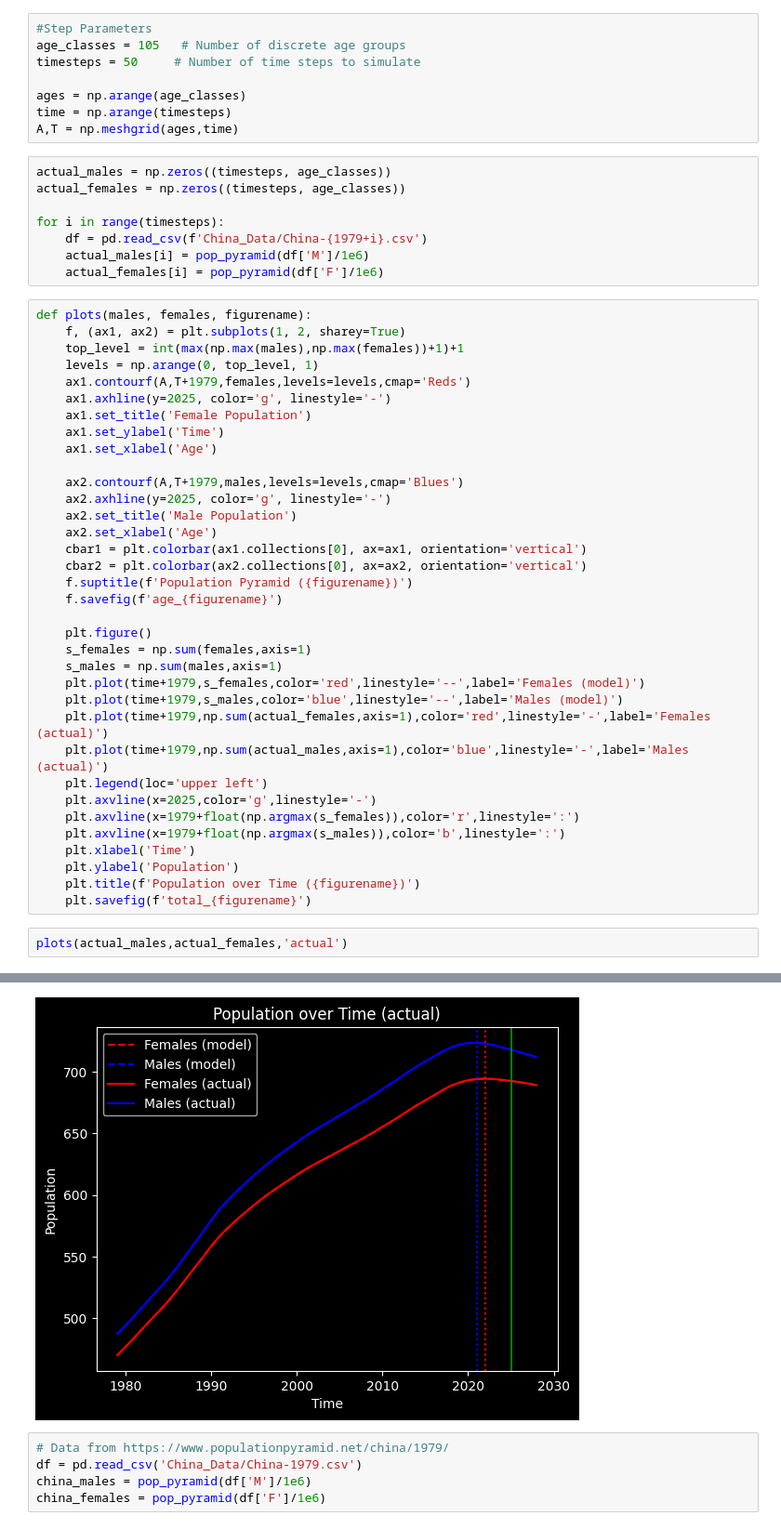
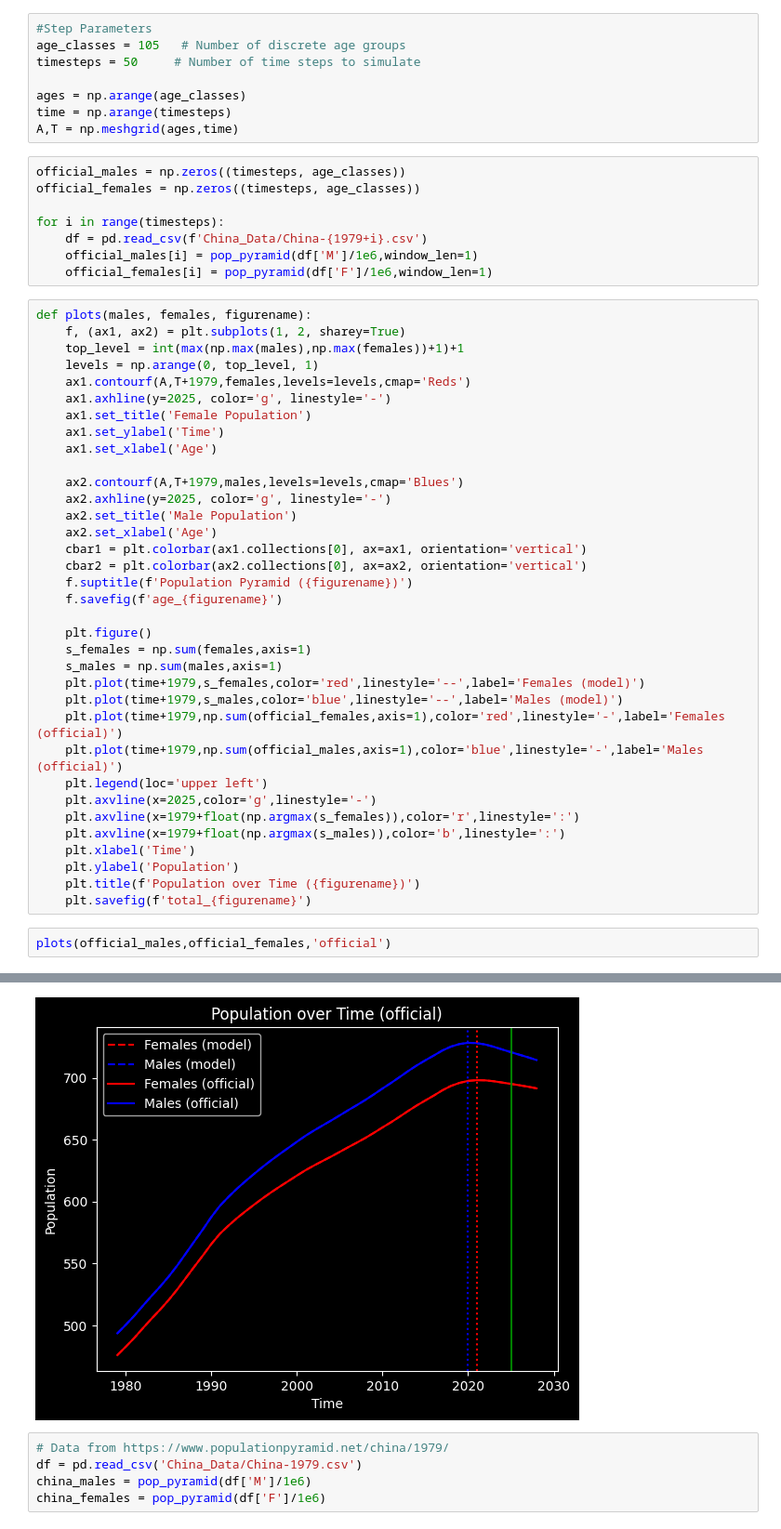
Before and after one commit to ajkalb96/MEME-Notes, a Jupyter notebook: China Models/pop_pyramid_model.ipynb, the cells around one changed output, grey strips where cells are left out. Shown: that part at 93% size. Drawn from its saved outputs; the diff is of its cells as text.

Commit message:
figure tweaks

```diff
--- a/China Models/pop_pyramid_model.ipynb
+++ b/China Models/pop_pyramid_model.ipynb
@@ -21,13 +21,13 @@ ages = np.arange(age_classes)
 time = np.arange(timesteps)
 A,T = np.meshgrid(ages,time)
 # %%
-actual_males = np.zeros((timesteps, age_classes))
-actual_females = np.zeros((timesteps, age_classes))
+official_males = np.zeros((timesteps, age_classes))
+official_females = np.zeros((timesteps, age_classes))
 
 for i in range(timesteps):
     df = pd.read_csv(f'China_Data/China-{1979+i}.csv')
-    actual_males[i] = pop_pyramid(df['M']/1e6)
-    actual_females[i] = pop_pyramid(df['F']/1e6)
+    official_males[i] = pop_pyramid(df['M']/1e6,window_len=1)
+    official_females[i] = pop_pyramid(df['F']/1e6,window_len=1)
 # %%
 def plots(males, females, figurename):
     f, (ax1, ax2) = plt.subplots(1, 2, sharey=True)
@@ -53,8 +53,8 @@ def plots(males, females, figurename):
     s_males = np.sum(males,axis=1)
     plt.plot(time+1979,s_females,color='red',linestyle='--',label='Females (model)')
     plt.plot(time+1979,s_males,color='blue',linestyle='--',label='Males (model)')
-    plt.plot(time+1979,np.sum(actual_females,axis=1),color='red',linestyle='-',label='Females (actual)')
-    plt.plot(time+1979,np.sum(actual_males,axis=1),color='blue',linestyle='-',label='Males (actual)')
+    plt.plot(time+1979,np.sum(official_females,axis=1),color='red',linestyle='-',label='Females (official)')
+    plt.plot(time+1979,np.sum(official_males,axis=1),color='blue',linestyle='-',label='Males (official)')
     plt.legend(loc='upper left')
     plt.axvline(x=2025,color='g',linestyle='-')
     plt.axvline(x=1979+float(np.argmax(s_females)),color='r',linestyle=':')
@@ -64,5 +64,5 @@ def plots(males, females, figurename):
     plt.title(f'Population over Time ({figurename})')
     plt.savefig(f'total_{figurename}')
 # %%
-plots(actual_males,actual_females,'actual')
+plots(official_males,official_females,'official')
 # %% [output]
@@ -70,4 +70,4 @@ plots(actual_males,actual_females,'actual')
-[figure, old version]
+[figure, new version]
 # %%
 # Data from https://www.populationpyramid.net/china/1979/
 df = pd.read_csv('China_Data/China-1979.csv')
```
Also changed, not shown: parts of 3 cells of this notebook, 12 other files.
